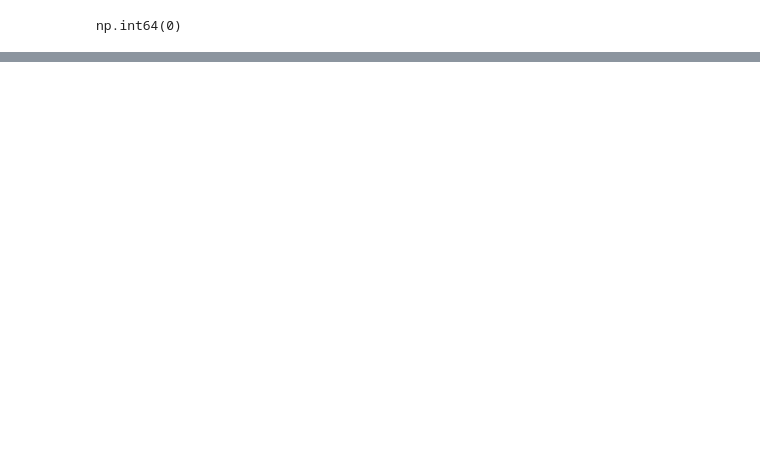
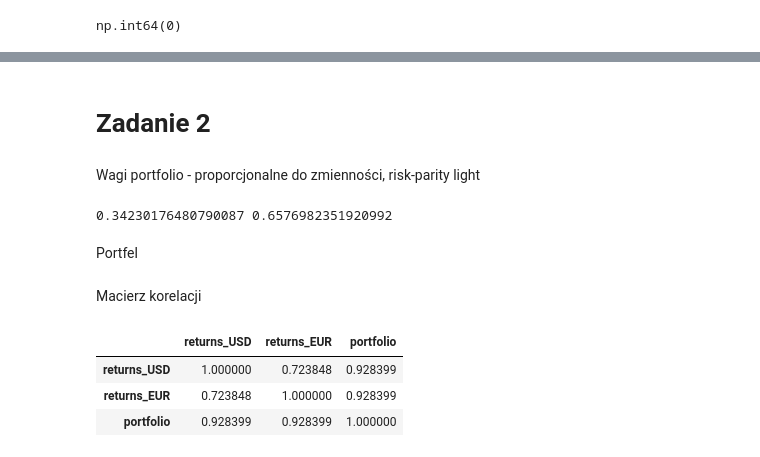
Before and after one commit to rafglo/Industry-Risk-Management, a Jupyter notebook: irm2.ipynb, the cells around one changed output, grey strips where cells are left out. Cells and saved outputs as stored; diff of their text form; code cells hidden in the pictures; blank space fills up the shorter version.

```diff
--- a/irm2.ipynb
+++ b/irm2.ipynb
@@ -125,0 +104,4 @@ plt.show()
+# %%
+usd_std = df["returns_USD"].std()
+eur_std = df["returns_EUR"].std()
+print(usd_std, eur_std)
@@ -125,0 +215,27 @@ plt.show()
+# %% [markdown]
+# Zadanie 2
+# %% [markdown]
+Wagi portfolio - proporcjonalne do zmienności, risk-parity light
+# %%
+inv_vol_usd = 1 / usd_std
+inv_vol_eur = 1 / eur_std
+
+w_usd = inv_vol_usd / (inv_vol_usd + inv_vol_eur)
+w_eur = inv_vol_eur / (inv_vol_usd + inv_vol_eur)
+# %%
+print(w_usd, w_eur)
+# %% [output]
+0.34230176480790087 0.6576982351920992
+# %% [markdown]
+Portfel
+# %%
+df["portfolio"] = w_usd * df["returns_USD"] + w_eur * df["returns_EUR"]
+# %% [markdown]
+Macierz korelacji
+# %%
+df[["returns_USD", "returns_EUR", "portfolio"]].corr()
+# %% [output]
+|  | returns_USD | returns_EUR | portfolio |
+| returns_USD | 1.000000 | 0.723848 | 0.928399 |
+| returns_EUR | 0.723848 | 1.000000 | 0.928399 |
+| portfolio | 0.928399 | 0.928399 | 1.000000 |
```
Also changed, not shown: parts of 37 cells of this notebook.
